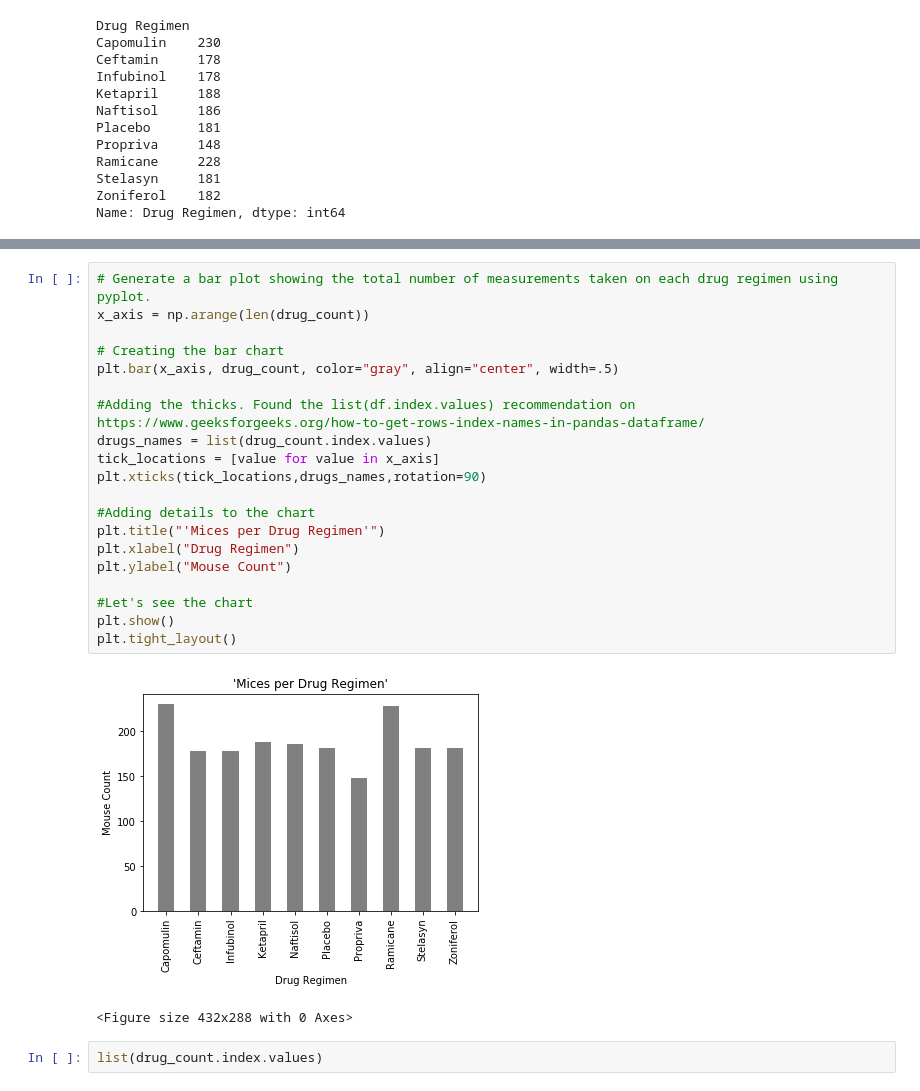
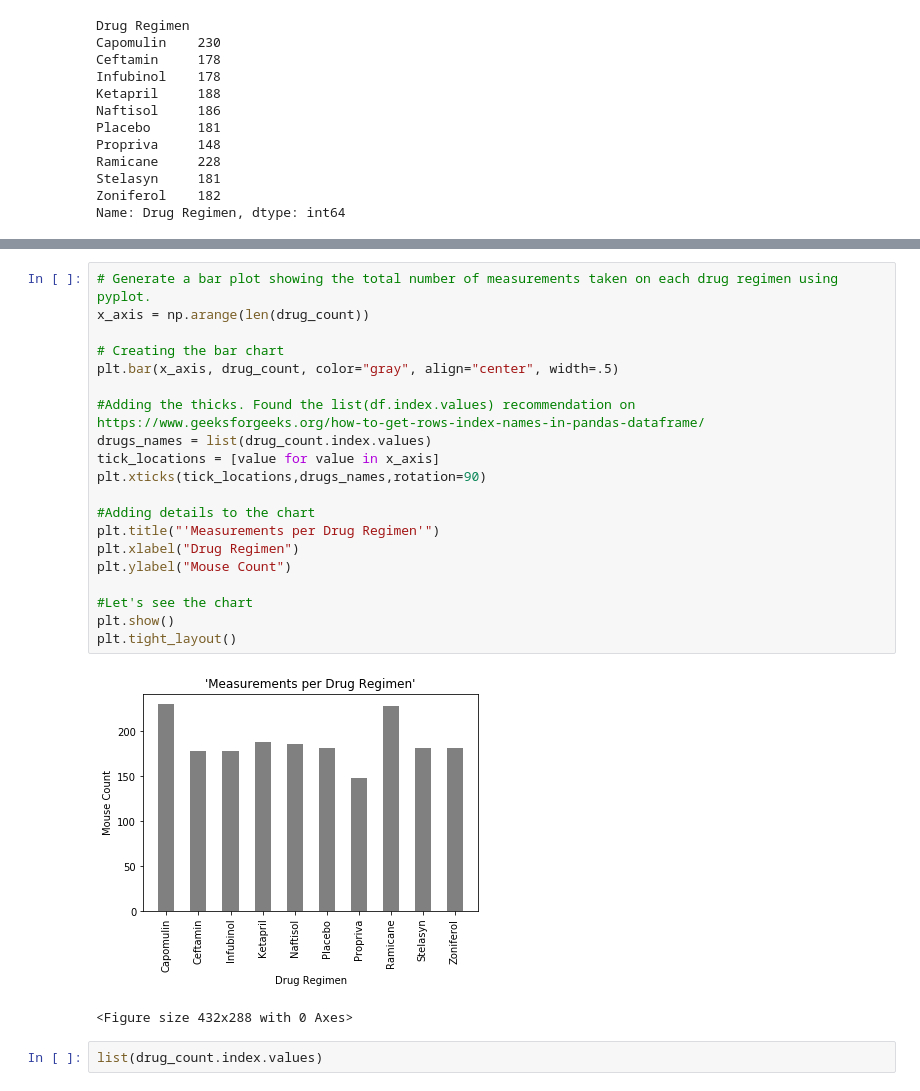
Before and after one commit to angieglass/the-power-of-plots, a Jupyter notebook: power_of_plots_homework.ipynb, the cells around one changed output, grey strips where cells are left out. Cells and saved outputs as stored; diff of their text form.

```diff
--- a/power_of_plots_homework.ipynb
+++ b/power_of_plots_homework.ipynb
@@ -196,25 +196,25 @@ plt.tight_layout()
 # %%
 # Generate a bar plot showing the total number of measurements taken on each drug regimen using pyplot.
 x_axis = np.arange(len(drug_count))
 
 # Creating the bar chart
 plt.bar(x_axis, drug_count, color="gray", align="center", width=.5)
 
 #Adding the thicks. Found the list(df.index.values) recommendation on https://www.geeksforgeeks.org/how-to-get-rows-index-names-in-pandas-dataframe/
 drugs_names = list(drug_count.index.values)
 tick_locations = [value for value in x_axis]
 plt.xticks(tick_locations,drugs_names,rotation=90)
 
 #Adding details to the chart
-plt.title("'Mices per Drug Regimen'")
+plt.title("'Measurements per Drug Regimen'")
 plt.xlabel("Drug Regimen")
 plt.ylabel("Mouse Count")
 
 #Let's see the chart
 plt.show()
 plt.tight_layout()
 # %% [output]
-[figure, old version]
+[figure, new version]
 <Figure size 432x288 with 0 Axes>
 # %%
 list(drug_count.index.values)
```
Also changed, not shown: parts of 4 cells of this notebook.
